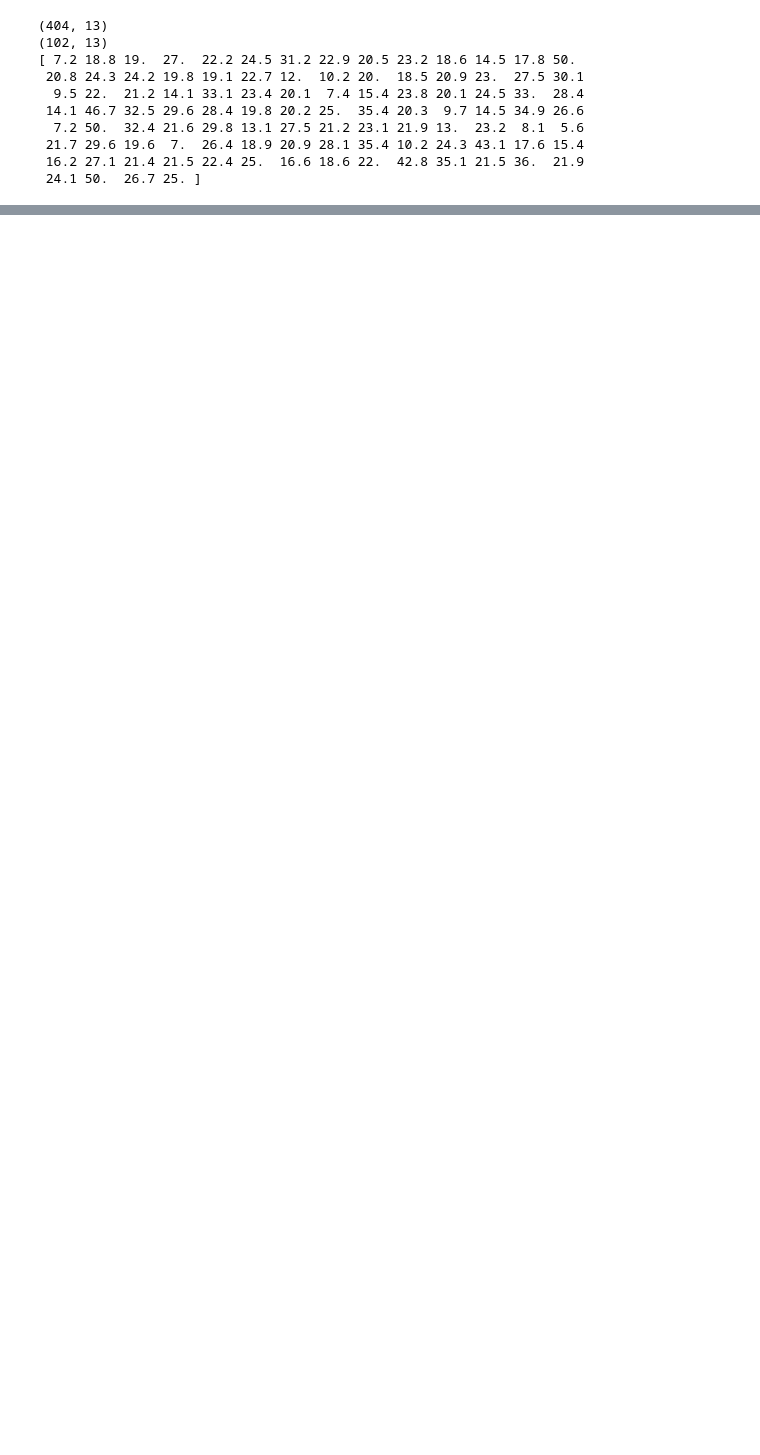
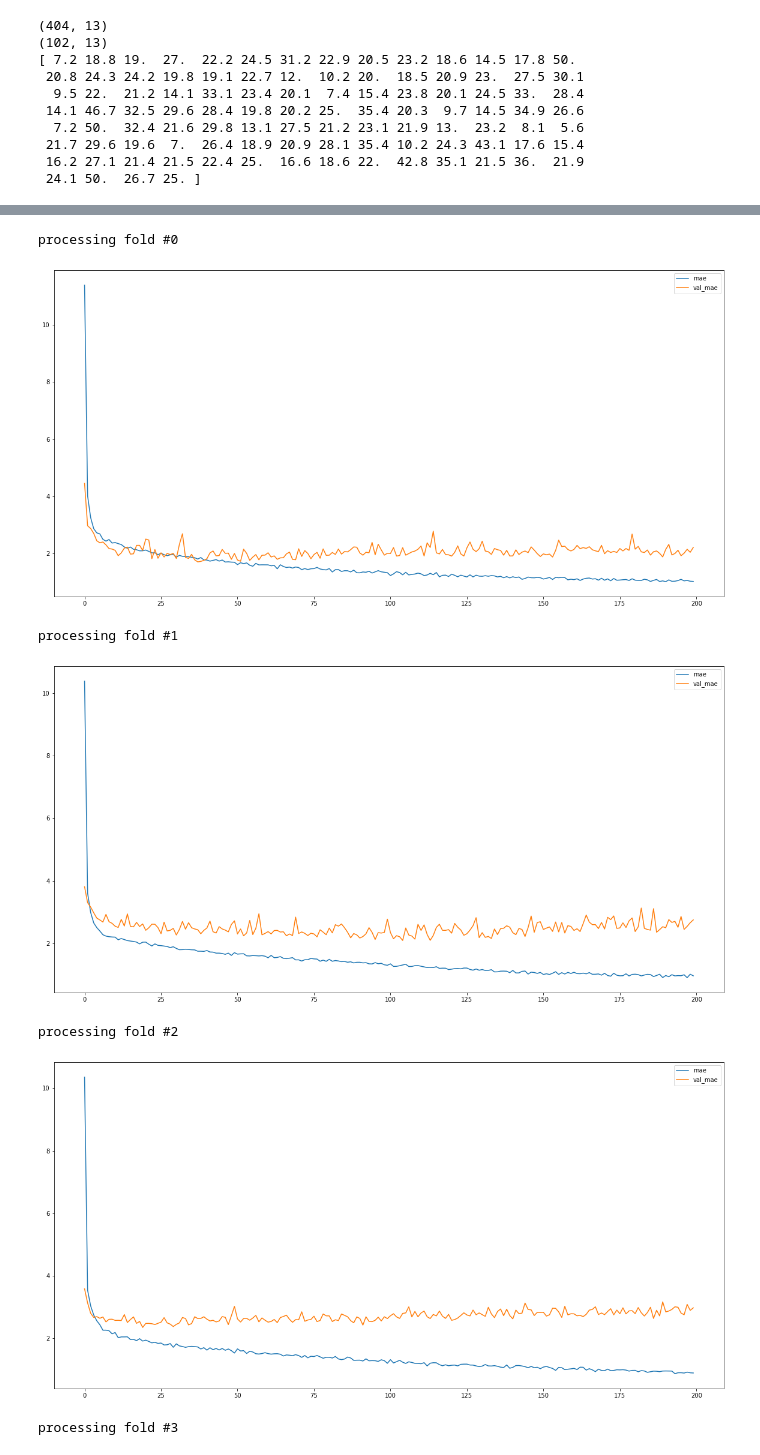
Before and after one commit to alexbrill/tf-train, a Jupyter notebook: boston_housing.ipynb, the cells around one changed output, grey strips where cells are left out. Saved outputs shown, nothing was run; the diff lists cells and outputs as text; code cells hidden in the pictures; blank space fills up the shorter version.

```diff
--- a/boston_housing.ipynb
+++ b/boston_housing.ipynb
@@ -19,13 +22,21 @@ print(test_targets)
  21.7 29.6 19.6  7.  26.4 18.9 20.9 28.1 35.4 10.2 24.3 43.1 17.6 15.4
  16.2 27.1 21.4 21.5 22.4 25.  16.6 18.6 22.  42.8 35.1 21.5 36.  21.9
  24.1 50.  26.7 25. ]
+# %%
+mean = train_data.mean(axis=0)
+train_data -= mean
+std = train_data.std(axis=0)
+train_data /= std
+
+test_data -= mean
+test_data /= std
 # %%
 from tensorflow import keras
 
 def build():
   model = keras.Sequential()
   model.add(keras.layers.Dense(64, activation='relu', input_shape=(train_data.shape[1],)))
-  model.add(keras.layers.LayerNormalization())
+  #model.add(keras.layers.LayerNormalization())
   model.add(keras.layers.Dense(64, activation='relu'))
   model.add(keras.layers.Dense(1))
   model.compile(optimizer='rmsprop', loss='mse', metrics=['mae'])
@@ -51,2 +60,51 @@ Trainable params: 5,249
 Non-trainable params: 0
 _________________________________________________________________
+# %%
+import matplotlib.pyplot as plt
+plt.rcParams["figure.figsize"] = (20,10)
+# %%
+import numpy as np
+
+k = 4
+num_val_samples = len(train_data) // k
+num_epochs = 200
+all_scores = []
+
+for i in range(k):
+    print(f'processing fold #{i}')
+
+    val_data = train_data[i * num_val_samples: (i + 1) * num_val_samples]
+    val_targets = train_targets[i * num_val_samples: (i + 1) * num_val_samples]
+
+    partial_train_data = np.concatenate([train_data[:i * num_val_samples],
+                                         train_data[(i + 1) * num_val_samples:]],
+                                         axis=0)
+    partial_train_targets = np.concatenate([train_targets[:i * num_val_samples],
+                                            train_targets[(i + 1) * num_val_samples:]], axis=0)
+
+    model = build()
+    hist = model.fit(partial_train_data,
+                     partial_train_targets,
+                     epochs=num_epochs,
+                     validation_data=(val_data, val_targets),
+                     batch_size=1,
+                     verbose=0)
+
+    plt.plot(range(num_epochs), hist.history['mae'], label='mae')
+    plt.plot(range(num_epochs), hist.history['val_mae'], label='val_mae')
+
+    val_mse, val_mae = model.evaluate(val_data, val_targets, verbose=0)
+    all_scores.append(val_mae)
+
+    plt.legend()
+    plt.show()
+
+print(np.mean(all_scores))
+# %% [output]
+processing fold #0
+[figure, added]
+processing fold #1
+[figure, added]
+processing fold #2
+[figure, added]
+processing fold #3
```
Also changed, not shown: parts of 8 cells of this notebook.
